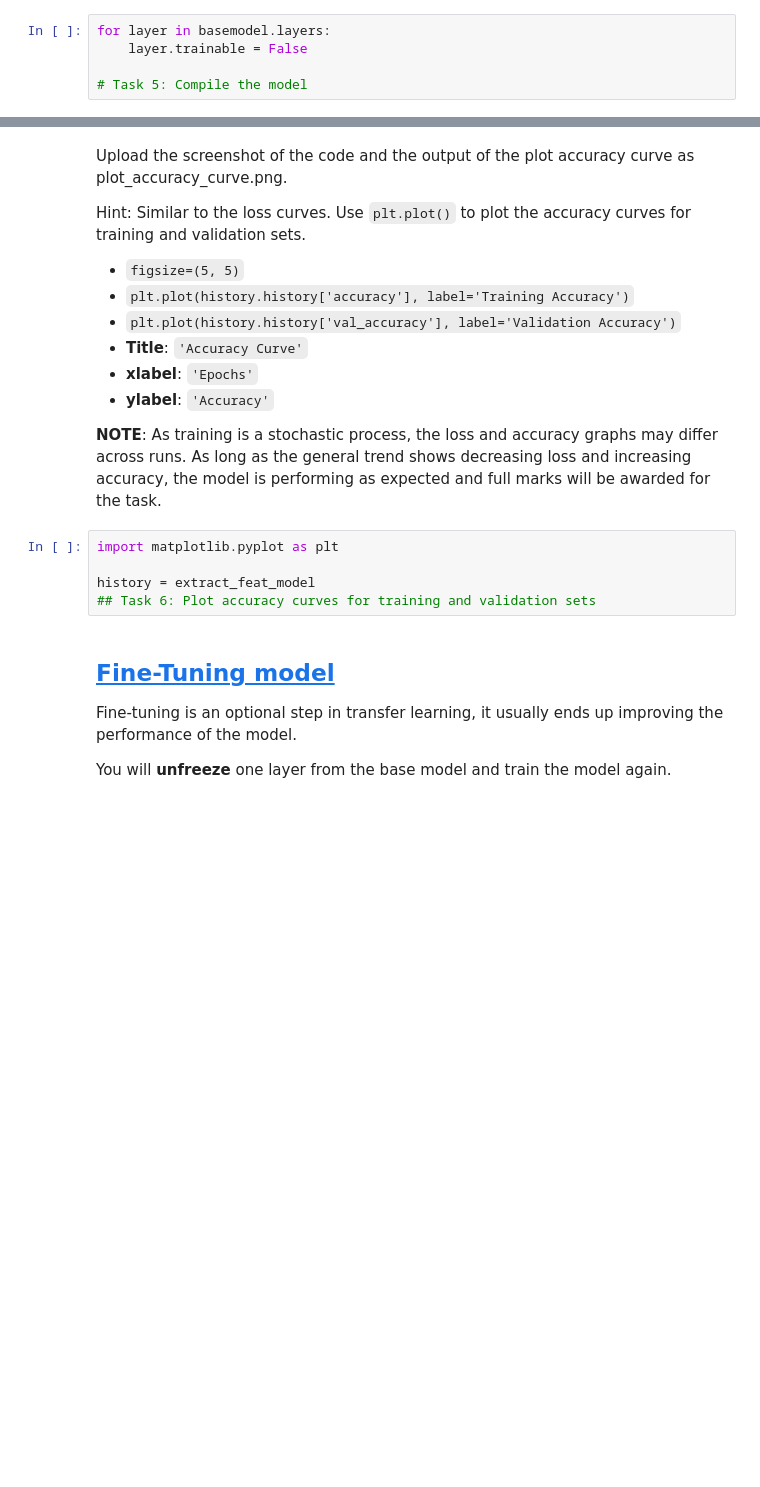
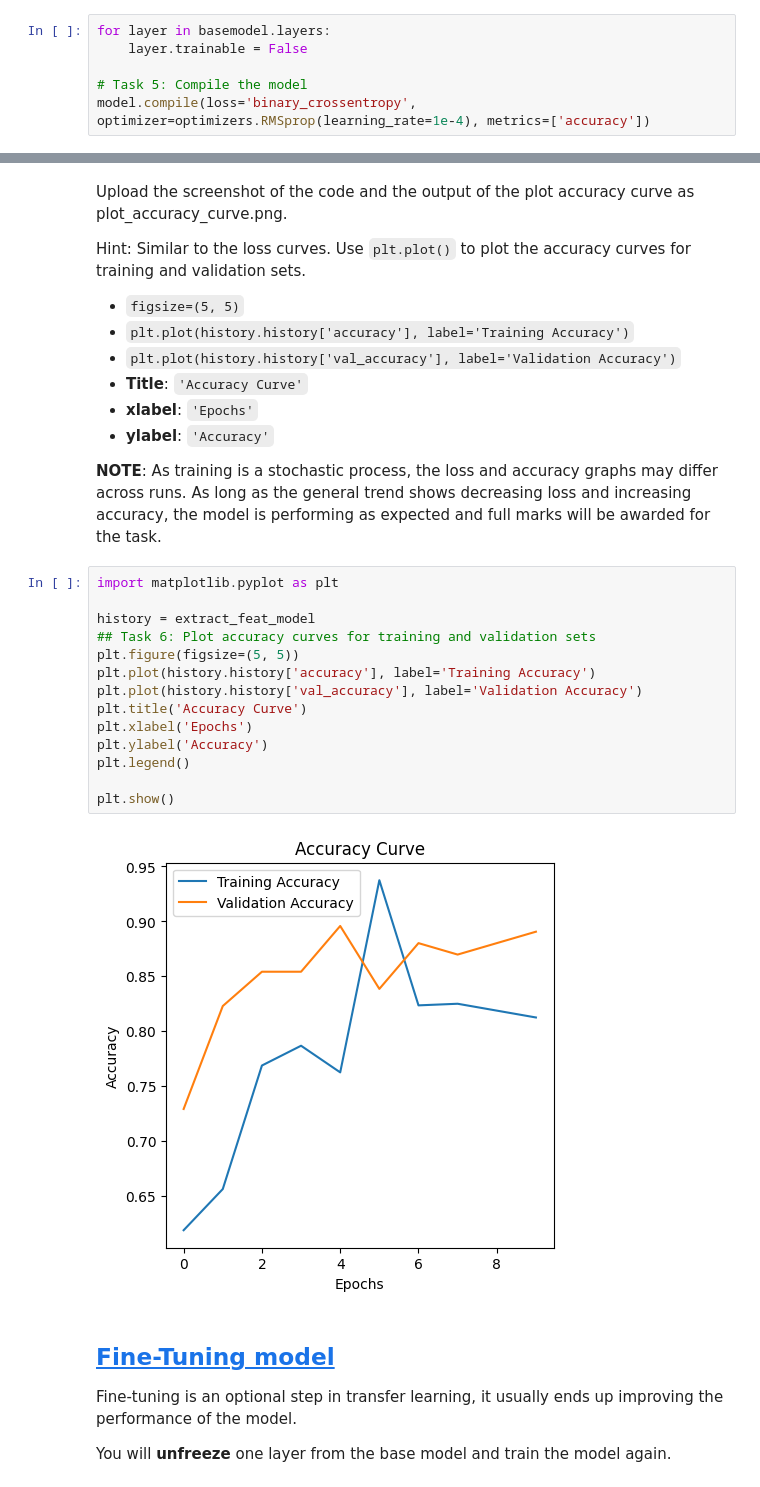
Before and after one commit to Labrosvel/ml-01-classify-waste-products, a Jupyter notebook: notebooks/Classify_Waste_Products.ipynb, the cells around one changed output, grey strips where cells are left out. Saved outputs shown, nothing was run; the diff lists cells and outputs as text; blank space fills up the shorter version.

```diff
--- a/notebooks/Classify_Waste_Products.ipynb
+++ b/notebooks/Classify_Waste_Products.ipynb
@@ -423,6 +485,7 @@ for layer in basemodel.layers:
     layer.trainable = False
 
 # Task 5: Compile the model
+model.compile(loss='binary_crossentropy', optimizer=optimizers.RMSprop(learning_rate=1e-4), metrics=['accuracy'])
 # %% [markdown]
 You will use early stopping to avoid over-training the model.
 # %%
@@ -506,8 +589,19 @@ Hint: Similar to the loss curves. Use `plt.plot()` to plot the accuracy curves f
 # %%
 import matplotlib.pyplot as plt
 
 history = extract_feat_model
 ## Task 6: Plot accuracy curves for training and validation sets
+plt.figure(figsize=(5, 5))
+plt.plot(history.history['accuracy'], label='Training Accuracy')
+plt.plot(history.history['val_accuracy'], label='Validation Accuracy')
+plt.title('Accuracy Curve')
+plt.xlabel('Epochs')
+plt.ylabel('Accuracy')
+plt.legend()
+
+plt.show()
+# %% [output]
+[figure, added]
 # %% [markdown]
 ## <a id='toc1_12_'></a>[Fine-Tuning model](#toc0_)
 
```
Also changed, not shown: parts of 21 cells of this notebook, 2 other files.
